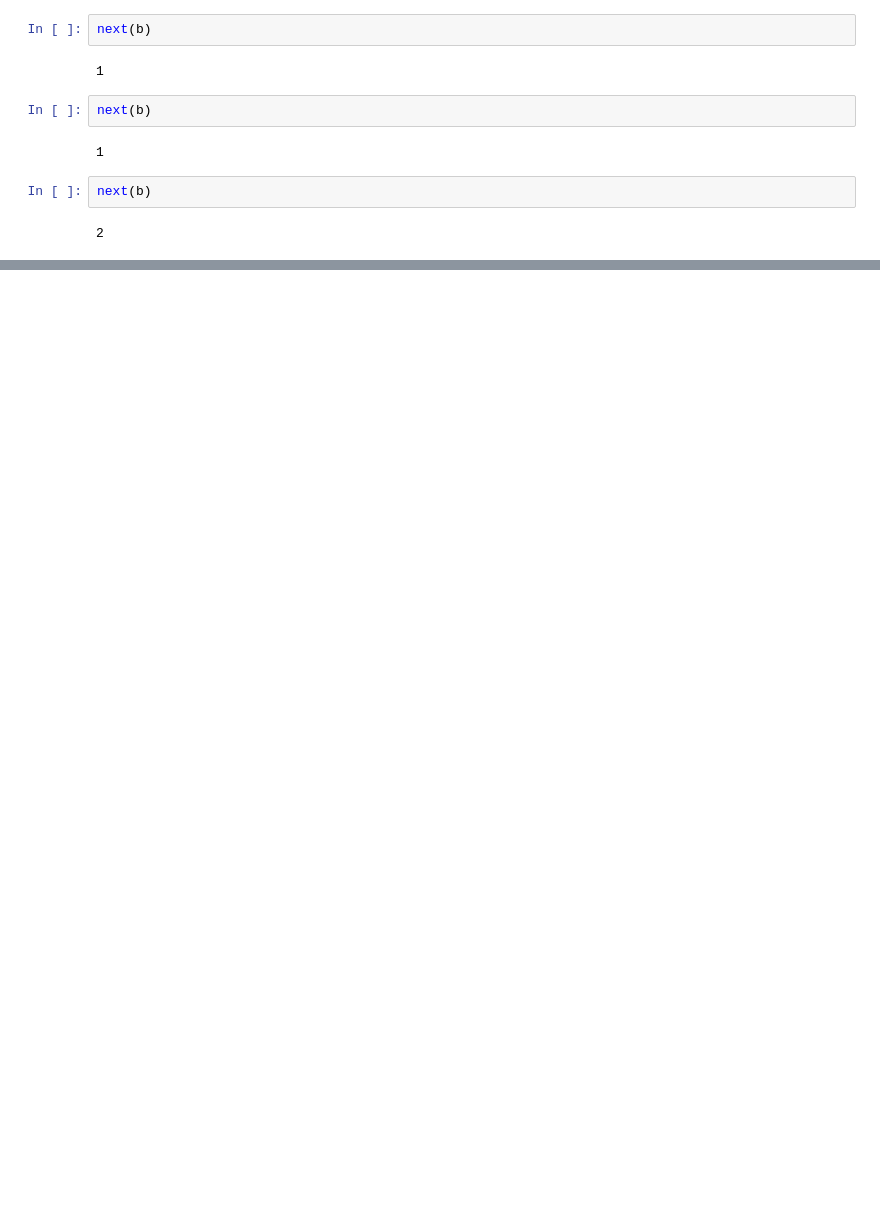
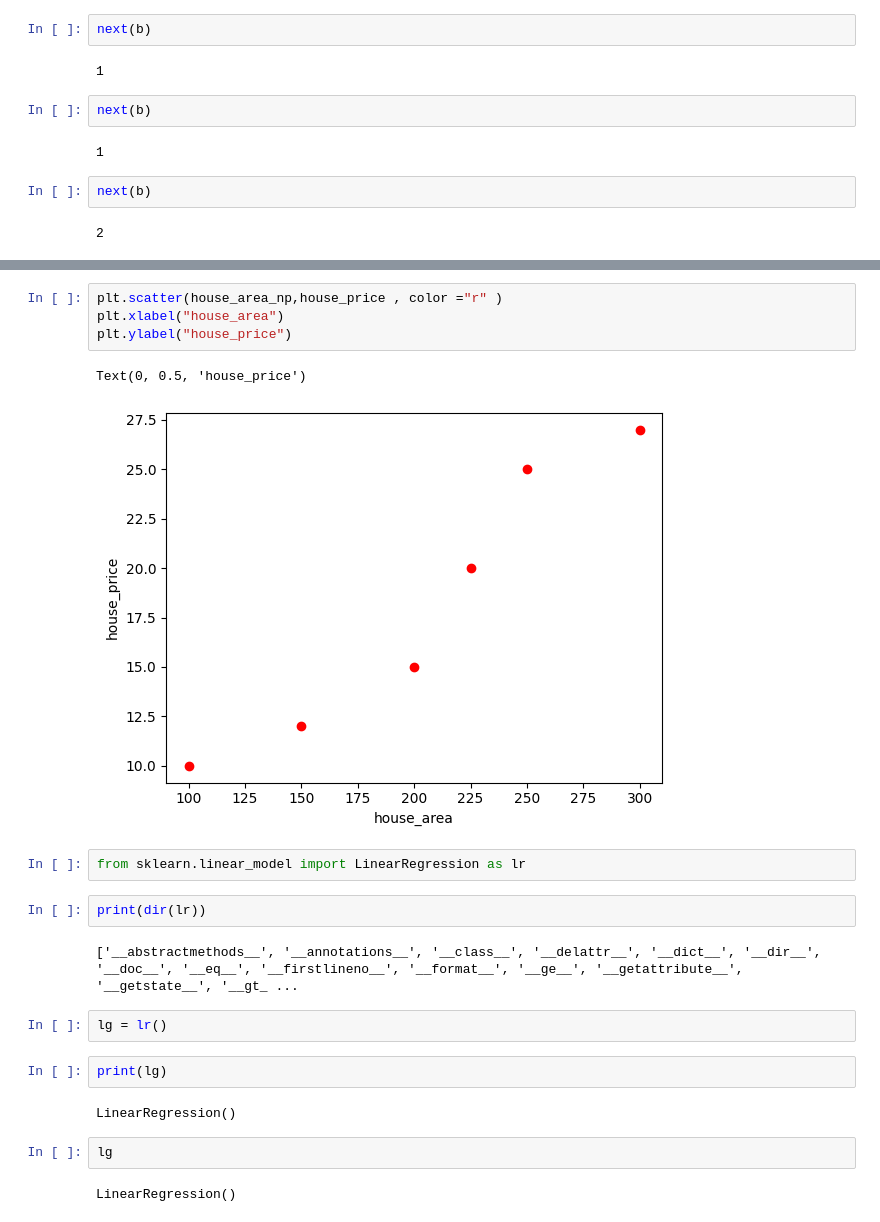
Before and after one commit to ABmishra2/GenAI_SRMCEM_514, a Jupyter notebook: Untitled11.ipynb, the cells around one changed output, grey strips where cells are left out. Drawn from its saved outputs; the diff is of its cells as text; blank space fills up the shorter version.

```diff
--- a/Untitled11.ipynb
+++ b/Untitled11.ipynb
@@ -329,0 +401,23 @@ next(b)
+# %%
+plt.scatter(house_area_np,house_price , color ="r" )
+plt.xlabel("house_area")
+plt.ylabel("house_price")
+# %% [output]
+Text(0, 0.5, 'house_price')
+[figure, added]
+# %%
+from sklearn.linear_model import LinearRegression as lr
+# %%
+print(dir(lr))
+# %% [output]
+['__abstractmethods__', '__annotations__', '__class__', '__delattr__', '__dict__', '__dir__', '__doc__', '__eq__', '__firstlineno__', '__format__', '__ge__', '__getattribute__', '__getstate__', '__gt_ ...
+# %%
+lg = lr()
+# %%
+print(lg)
+# %% [output]
+LinearRegression()
+# %%
+lg
+# %% [output]
+LinearRegression()
```
Also changed, not shown: parts of 32 cells of this notebook.
